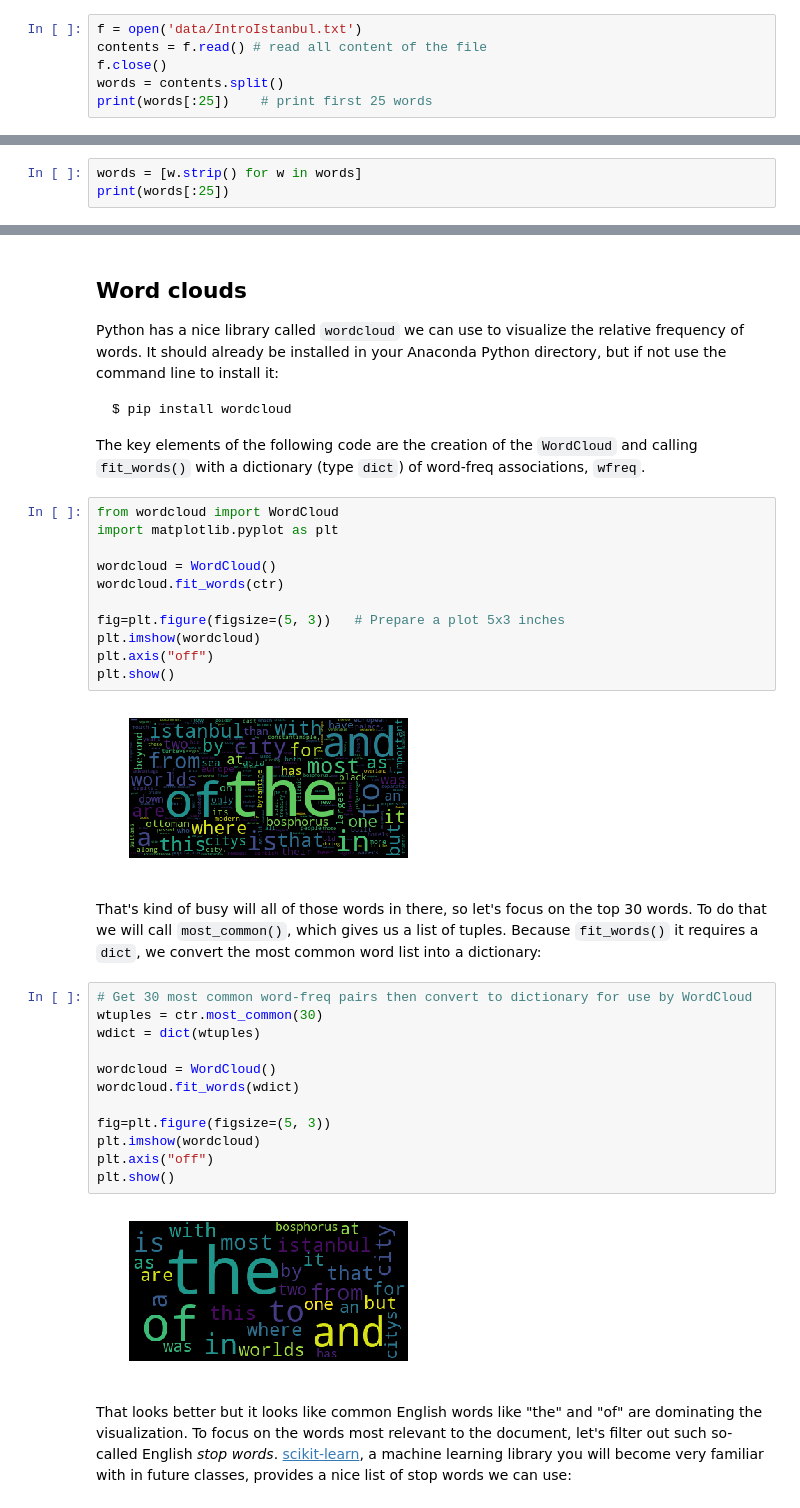
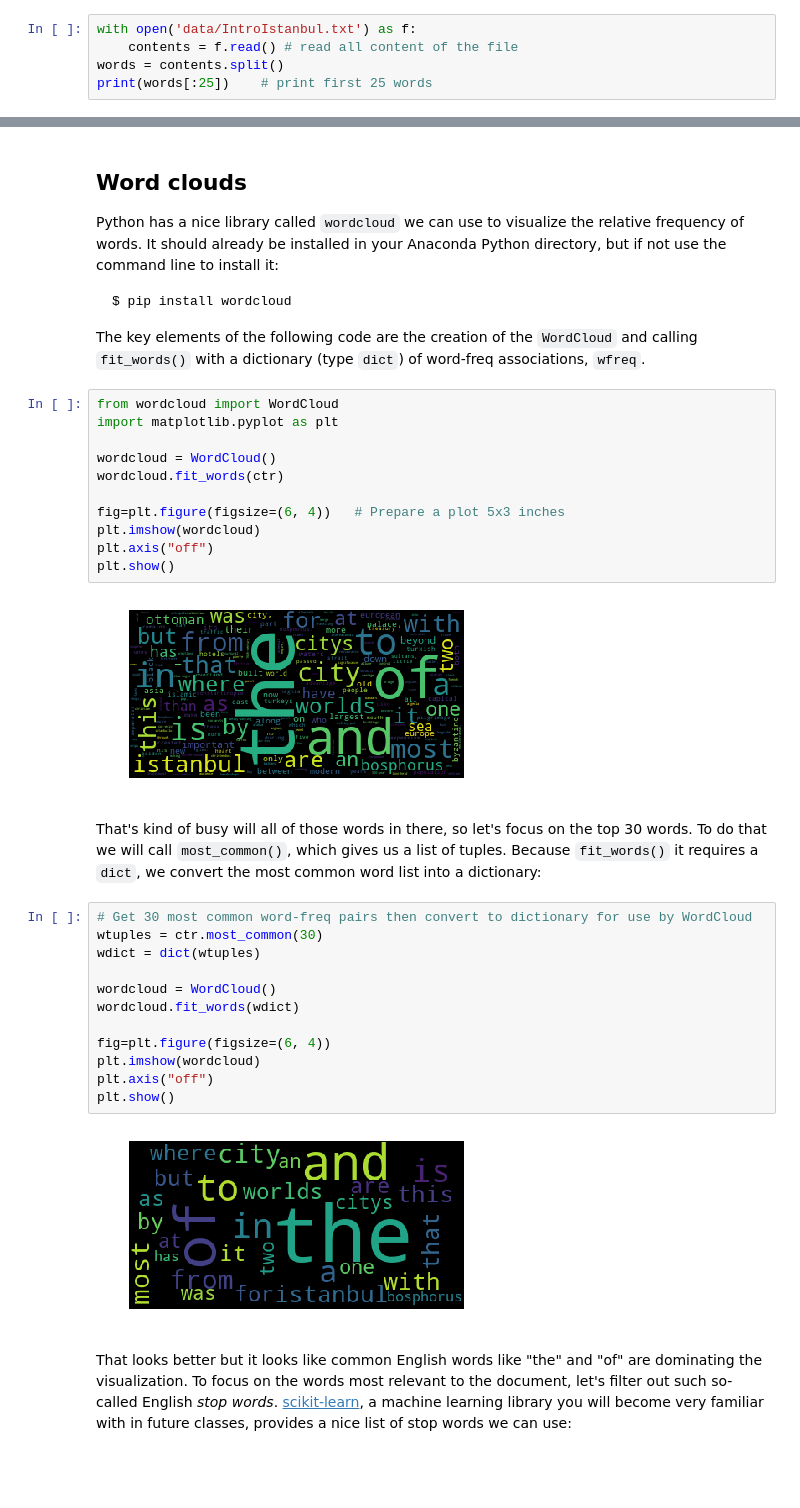
Before and after one commit to parrt/msds692, a Jupyter notebook: notes/text.ipynb, the cells around one changed output, grey strips where cells are left out. Drawn from its saved outputs; the diff is of its cells as text; blank space fills up the shorter version.

```diff
--- a/notes/text.ipynb
+++ b/notes/text.ipynb
@@ -30,9 +30,8 @@ Let's use an article on Istanbul as our text file and then figure out how to get
 # %% [markdown]
 In [Loading files](files.md), we learned how to read the contents of such a file into a string and split it on the space character:
 # %%
-f = open('data/IntroIstanbul.txt')
-contents = f.read() # read all content of the file
-f.close()
+with open('data/IntroIstanbul.txt') as f:
+    contents = f.read() # read all content of the file
 words = contents.split()
 print(words[:25])    # print first 25 words
 # %% [output]
@@ -55,3 +49,0 @@ Here's one way to do it:
-# %%
-words = [w.strip() for w in words]
-print(words[:25])
@@ -127,28 +117,28 @@ import matplotlib.pyplot as plt
 wordcloud = WordCloud()
 wordcloud.fit_words(ctr)
 
-fig=plt.figure(figsize=(5, 3))   # Prepare a plot 5x3 inches
+fig=plt.figure(figsize=(6, 4))   # Prepare a plot 5x3 inches
 plt.imshow(wordcloud)
 plt.axis("off")
 plt.show()
 # %% [output]
-[figure, old version]
+[figure, new version]
 # %% [markdown]
 That's kind of busy will all of those words in there, so let's focus on the top 30 words. To do that we will call `most_common()`, which gives us a list of tuples. Because `fit_words()` it requires a `dict`, we convert the most common word list into a dictionary:
 # %%
 # Get 30 most common word-freq pairs then convert to dictionary for use by WordCloud
 wtuples = ctr.most_common(30)
 wdict = dict(wtuples)
 
 wordcloud = WordCloud()
 wordcloud.fit_words(wdict)
 
-fig=plt.figure(figsize=(5, 3))
+fig=plt.figure(figsize=(6, 4))
 plt.imshow(wordcloud)
 plt.axis("off")
 plt.show()
 # %% [output]
-[figure, old version]
+[figure, new version]
 # %% [markdown]
 That looks better but it looks like common English words like "the" and "of" are dominating the visualization. To focus on the words most relevant to the document, let's filter out such so-called English *stop words*. [scikit-learn](http://scikit-learn.org/stable/), a machine learning library you will become very familiar with in future classes, provides a nice list of stop words we can use:
 # %%
```
Also changed, not shown: parts of 4 cells of this notebook, 3 other files.
